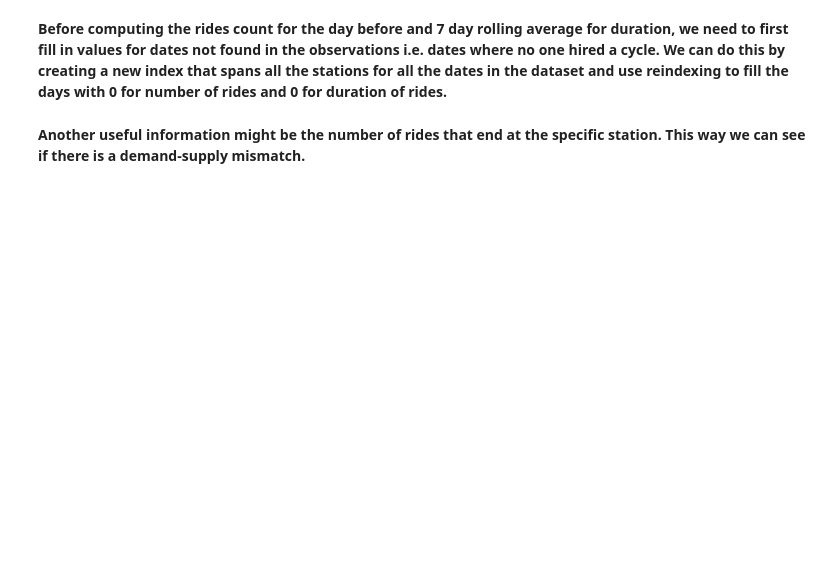
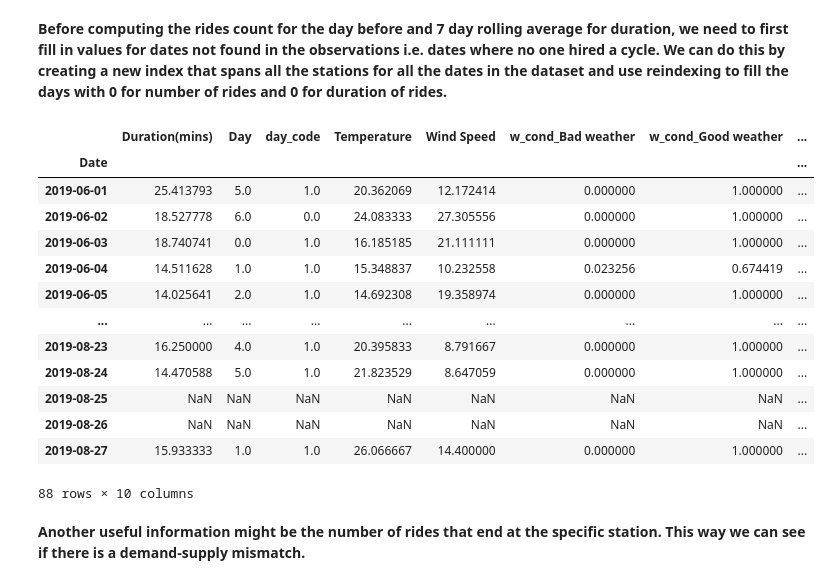
Before and after one commit to vanitakalai/SpringboardProjects, a Jupyter notebook: Capstone Project/Part_3_Feature_Engineering_&_Stats.ipynb, the cells around one changed output. Saved outputs shown, nothing was run; the diff lists cells and outputs as text; code cells hidden in the pictures; blank space fills up the shorter version.

```diff
--- a/Capstone Project/Part_3_Feature_Engineering_&_Stats.ipynb
+++ b/Capstone Project/Part_3_Feature_Engineering_&_Stats.ipynb
@@ -42,6 +58,24 @@ new_index_df = features_df[['Duration(mins)', 'Count']].reindex(new_index).filln
 #adding new features: day before count and 7 day rolling duration average
 new_index_df['day_bf_count'] = new_index_df['Count'].groupby(level=0).shift()
 new_index_df['7d_rolling_dur'] = new_index_df['Duration(mins)'].groupby(level=0).apply(lambda x: x.rolling(window=7).mean())
+# %%
+x = features_df.reindex(new_index)
+x.loc[29]
+# %% [output]
+|  | Duration(mins) | Day | day_code | Temperature | Wind Speed | w_cond_Bad weather | w_cond_Good weather | ... |
+| Date |  |  |  |  |  |  |  | ... |
+| 2019-06-01 | 25.413793 | 5.0 | 1.0 | 20.362069 | 12.172414 | 0.000000 | 1.000000 | ... |
+| 2019-06-02 | 18.527778 | 6.0 | 0.0 | 24.083333 | 27.305556 | 0.000000 | 1.000000 | ... |
+| 2019-06-03 | 18.740741 | 0.0 | 1.0 | 16.185185 | 21.111111 | 0.000000 | 1.000000 | ... |
+| 2019-06-04 | 14.511628 | 1.0 | 1.0 | 15.348837 | 10.232558 | 0.023256 | 0.674419 | ... |
+| 2019-06-05 | 14.025641 | 2.0 | 1.0 | 14.692308 | 19.358974 | 0.000000 | 1.000000 | ... |
+| ... | ... | ... | ... | ... | ... | ... | ... | ... |
+| 2019-08-23 | 16.250000 | 4.0 | 1.0 | 20.395833 | 8.791667 | 0.000000 | 1.000000 | ... |
+| 2019-08-24 | 14.470588 | 5.0 | 1.0 | 21.823529 | 8.647059 | 0.000000 | 1.000000 | ... |
+| 2019-08-25 | NaN | NaN | NaN | NaN | NaN | NaN | NaN | ... |
+| 2019-08-26 | NaN | NaN | NaN | NaN | NaN | NaN | NaN | ... |
+| 2019-08-27 | 15.933333 | 1.0 | 1.0 | 26.066667 | 14.400000 | 0.000000 | 1.000000 | ... |
+88 rows × 10 columns
 # %%
 features_df['day_bf_count'] = new_index_df[new_index_df['Count'] != 0]['day_bf_count']
 features_df['7d_rolling_dur'] = new_index_df[new_index_df['Count'] != 0]['7d_rolling_dur']
```
Also changed, not shown: parts of 7 cells of this notebook, 8 other files.
